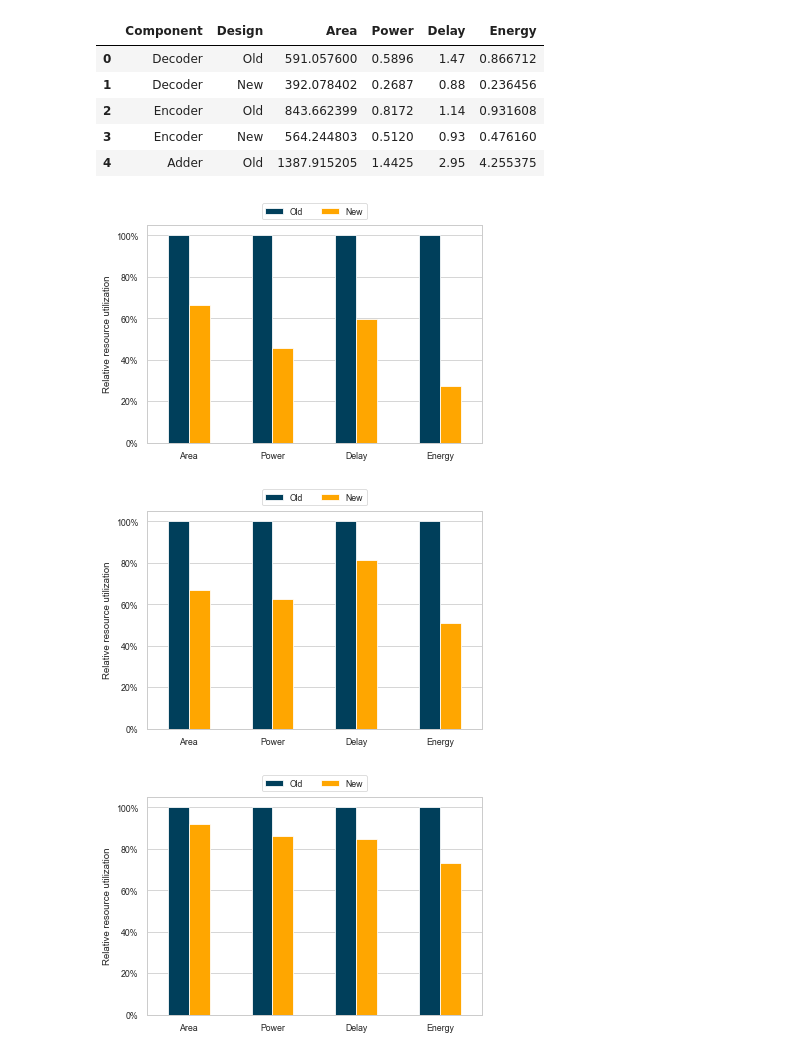
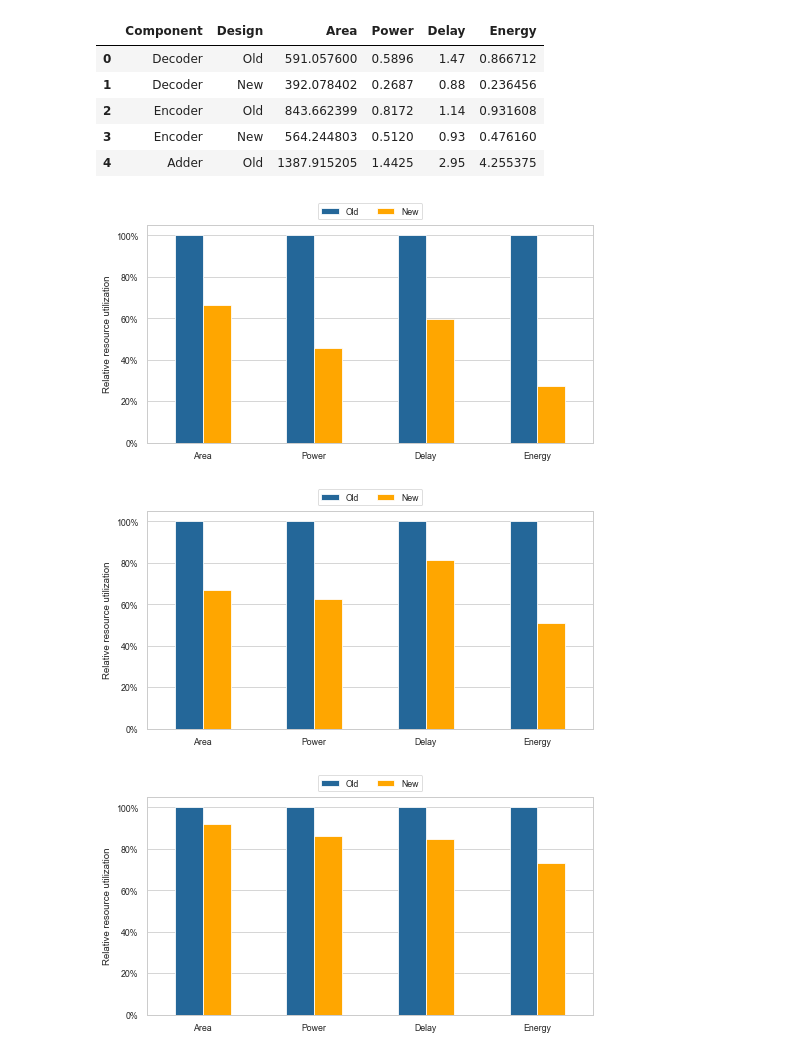
Before and after one commit to RaulMurillo/CoNGA_22, a Jupyter notebook: plot_graphs.ipynb, the cells around one changed output. Drawn from its saved outputs; the diff is of its cells as text; code cells hidden in the pictures.

Commit message:
Updated figures

```diff
--- a/plot_graphs.ipynb
+++ b/plot_graphs.ipynb
@@ -295,3 +281,5 @@ my_color_palette = ["#9dd866", "#ca472f"]
+# %%
+my_color_palette = ["#246799", "#ffa600"]
 # %%
 components_df = pd.read_json("Misc/synopsys_results.json")
 components_df.head()
@@ -318,27 +306,29 @@ for d in designs:
 # %%
 ax = decoder_df.plot.bar(
                  rot = 0,
                  ylabel="Relative resource utilization",
                  color=my_color_palette,
+                 figsize=(8,4),
                 #  title="Decoder component"
 )
 
 ax.yaxis.set_major_formatter(mtick.PercentFormatter(1.0))
 # plt.legend(loc = 'center right',bbox_to_anchor=(1.2, 0.5))
 plt.legend(loc = 'upper center',
            ncol=2,
            bbox_to_anchor=(0.5, 1.12)
            )
 plt.grid(False, axis="x")
 plt.savefig("figs/decoder_cmp.pdf", bbox_inches="tight")
 plt.show()
 # %% [output]
-[figure, old version]
+[figure, new version]
 # %%
 ax = encoder_df.plot.bar(
                  rot = 0,
                  ylabel="Relative resource utilization",
                  color=my_color_palette,
+                 figsize=(8,4),
                 #  title="Encoder component"
 )
 
@@ -353,12 +343,13 @@ plt.savefig("figs/encoder_cmp.pdf", bbox_inches="tight")
 plt.grid(False, axis="x")
 plt.show()
 # %% [output]
-[figure, old version]
+[figure, new version]
 # %%
 ax = adder_df.plot.bar(
                  rot = 0,
                  ylabel="Relative resource utilization",
                  color=my_color_palette,
+                 figsize=(8,4),
                 #  title="Adder component"
 )
 
@@ -372,7 +363,7 @@ plt.grid(False, axis="x")
 plt.savefig("figs/adder_cmp.pdf", bbox_inches="tight")
 plt.show()
 # %% [output]
-[figure, old version]
+[figure, new version]
 # %%
 ax = multiplier_df.plot.bar(
                  rot = 0,
```
Also changed, not shown: parts of 11 cells of this notebook, 6 other files.
